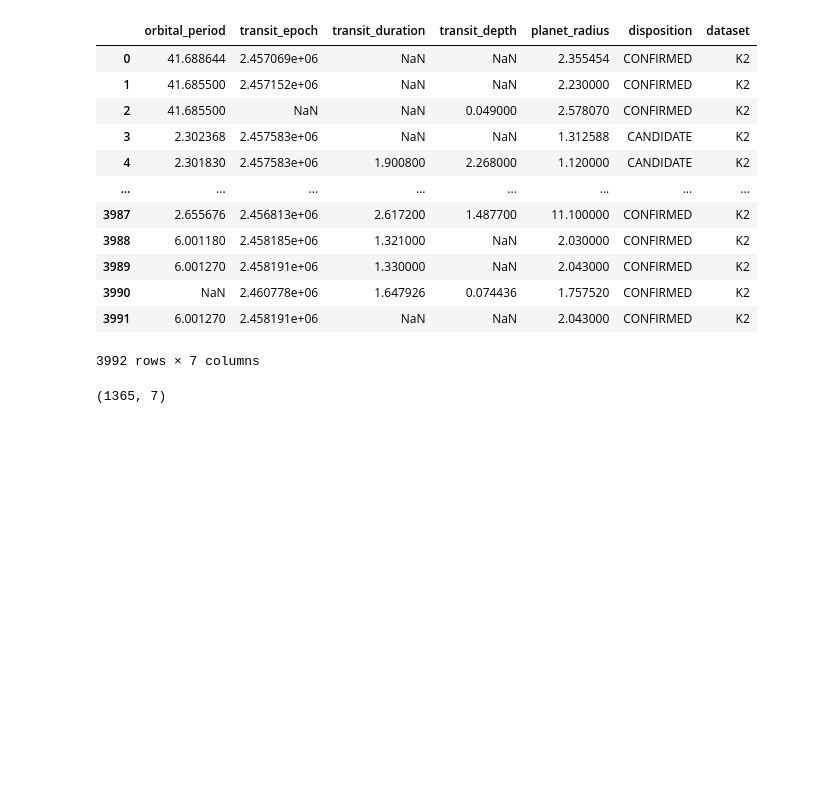
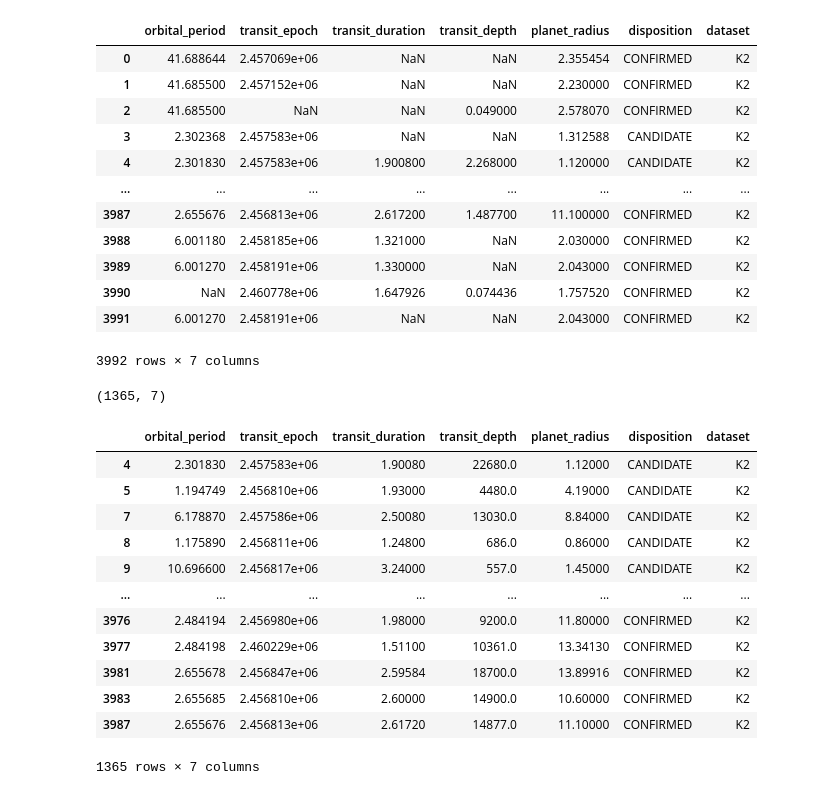
Before and after one commit to samarthssinghal/nasa-hunt-for-exoplanet, a Jupyter notebook: notebooks/analyze_k2_data.ipynb, the cells around one changed output. Cells and saved outputs as stored; diff of their text form; code cells hidden in the pictures; blank space fills up the shorter version.

```diff
--- a/notebooks/analyze_k2_data.ipynb
+++ b/notebooks/analyze_k2_data.ipynb
@@ -112,3 +112,24 @@ df.shape
 (1365, 7)
 # %%
 # Removing useful columns from k2 gives very few rows and hence we will not use this for training the data initially
+# %%
+# Note that tansit depth is in ppm for koi and toi but in fraction for k2
+# We will convert k2 transit depth to ppm
+# Because ppm = percent × 10,000 (because 1% = 0.01 fraction and 0.01 × 1,000,000 = 10,000 ppm).
+df.loc[:, 'transit_depth'] = df['transit_depth'] * 10000
+# %%
+df
+# %% [output]
+|  | orbital_period | transit_epoch | transit_duration | transit_depth | planet_radius | disposition | dataset |
+| 4 | 2.301830 | 2.457583e+06 | 1.90080 | 22680.0 | 1.12000 | CANDIDATE | K2 |
+| 5 | 1.194749 | 2.456810e+06 | 1.93000 | 4480.0 | 4.19000 | CANDIDATE | K2 |
+| 7 | 6.178870 | 2.457586e+06 | 2.50080 | 13030.0 | 8.84000 | CANDIDATE | K2 |
+| 8 | 1.175890 | 2.456811e+06 | 1.24800 | 686.0 | 0.86000 | CANDIDATE | K2 |
+| 9 | 10.696600 | 2.456817e+06 | 3.24000 | 557.0 | 1.45000 | CANDIDATE | K2 |
+| ... | ... | ... | ... | ... | ... | ... | ... |
+| 3976 | 2.484194 | 2.456980e+06 | 1.98000 | 9200.0 | 11.80000 | CONFIRMED | K2 |
+| 3977 | 2.484198 | 2.460229e+06 | 1.51100 | 10361.0 | 13.34130 | CONFIRMED | K2 |
+| 3981 | 2.655678 | 2.456847e+06 | 2.59584 | 18700.0 | 13.89916 | CONFIRMED | K2 |
+| 3983 | 2.655685 | 2.456810e+06 | 2.60000 | 14900.0 | 10.60000 | CONFIRMED | K2 |
+| 3987 | 2.655676 | 2.456813e+06 | 2.61720 | 14877.0 | 11.10000 | CONFIRMED | K2 |
+1365 rows × 7 columns
```
